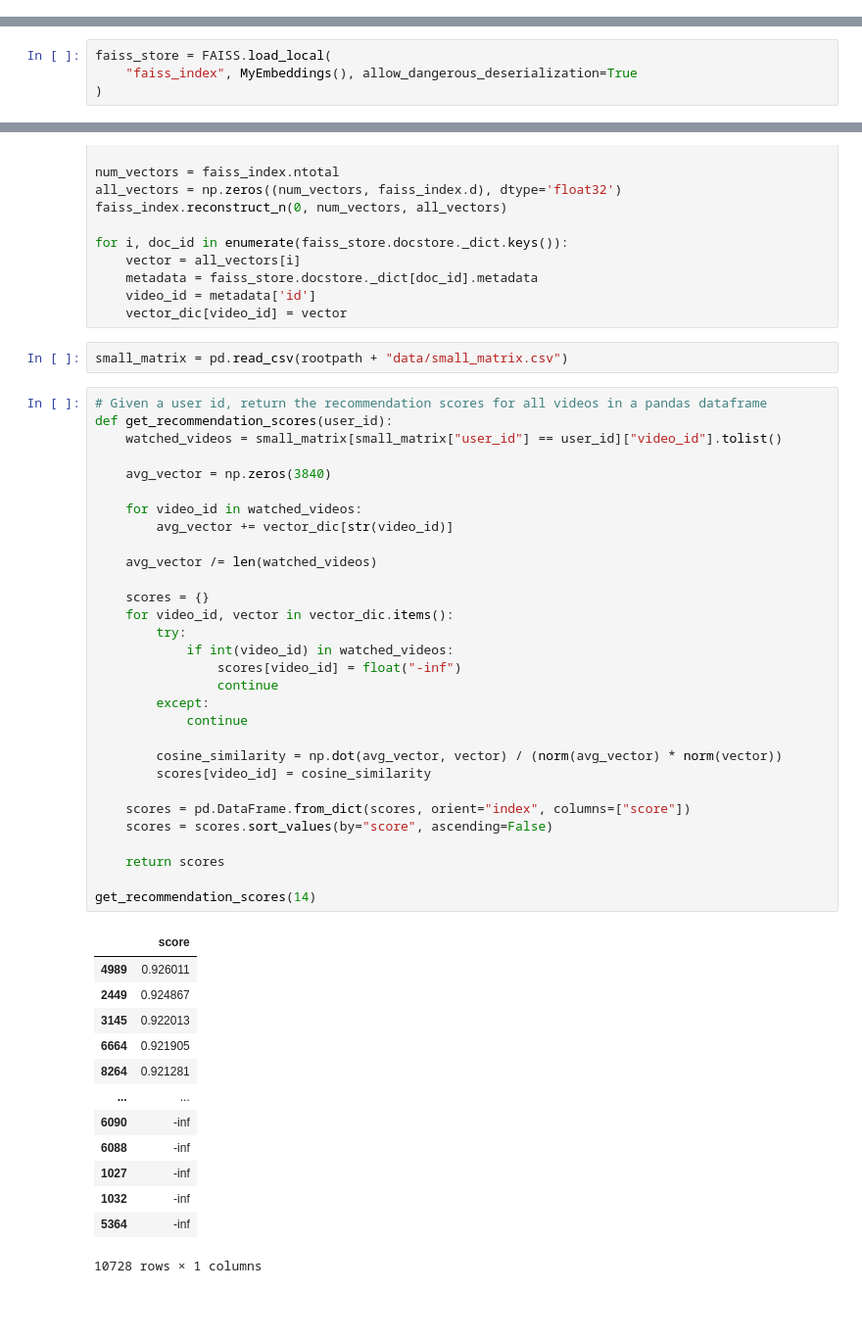
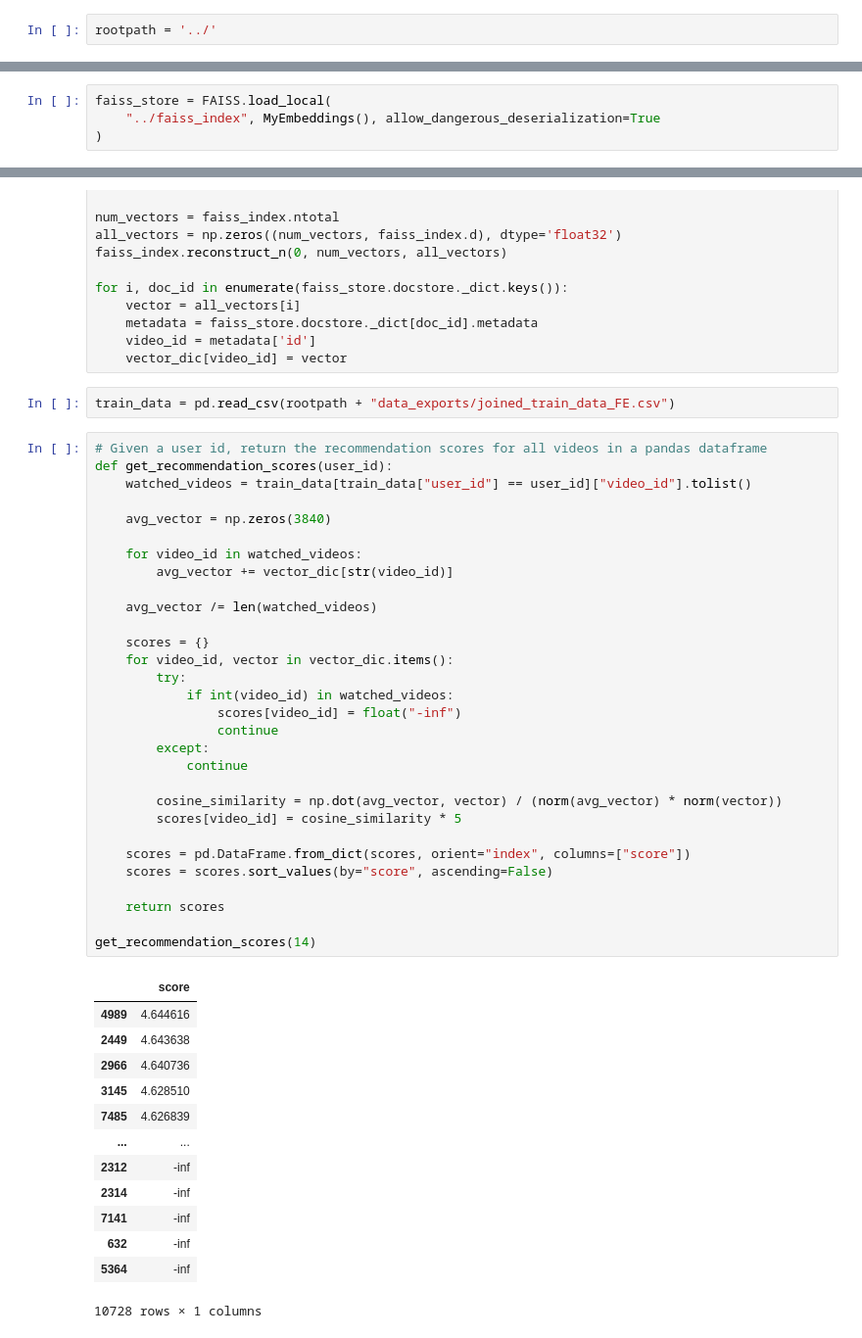
Before and after one commit to jiaawe/kuaishou-recommender, a Jupyter notebook: model/model_caption.ipynb, the cells around one changed output, grey strips where cells are left out. Shown at 98% size. Saved outputs shown, nothing was run; the diff lists cells and outputs as text; blank space fills up the shorter version.

```diff
--- a/model/model_caption.ipynb
+++ b/model/model_caption.ipynb
@@ -35,3 +13,5 @@ from tqdm import tqdm
+# %%
+rootpath = '../'
 # %%
 tokenizer = DistilBertTokenizer.from_pretrained('distilbert-base-uncased')
 model = DistilBertModel.from_pretrained('distilbert-base-uncased')
@@ -81,6 +43,6 @@ faiss_store.save_local('faiss_index')
 # %%
 faiss_store = FAISS.load_local(
-    "faiss_index", MyEmbeddings(), allow_dangerous_deserialization=True
+    "../faiss_index", MyEmbeddings(), allow_dangerous_deserialization=True
 )
 # %%
 vector_dic = {}
@@ -97,48 +59,48 @@ for i, doc_id in enumerate(faiss_store.docstore._dict.keys()):
     video_id = metadata['id']
     vector_dic[video_id] = vector
 # %%
-small_matrix = pd.read_csv(rootpath + "data/small_matrix.csv")
+train_data = pd.read_csv(rootpath + "data_exports/joined_train_data_FE.csv")
 # %%
 # Given a user id, return the recommendation scores for all videos in a pandas dataframe
 def get_recommendation_scores(user_id):
-    watched_videos = small_matrix[small_matrix["user_id"] == user_id]["video_id"].tolist()
+    watched_videos = train_data[train_data["user_id"] == user_id]["video_id"].tolist()
 
     avg_vector = np.zeros(3840)
 
     for video_id in watched_videos:
         avg_vector += vector_dic[str(video_id)]
 
     avg_vector /= len(watched_videos)
 
     scores = {}
     for video_id, vector in vector_dic.items():
         try:
             if int(video_id) in watched_videos:
                 scores[video_id] = float("-inf")
                 continue
         except:
             continue
 
         cosine_similarity = np.dot(avg_vector, vector) / (norm(avg_vector) * norm(vector))
-        scores[video_id] = cosine_similarity
+        scores[video_id] = cosine_similarity * 5
 
     scores = pd.DataFrame.from_dict(scores, orient="index", columns=["score"])
     scores = scores.sort_values(by="score", ascending=False)
 
     return scores
 
 get_recommendation_scores(14)
 # %% [output]
 |  | score |
-| 4989 | 0.926011 |
-| 2449 | 0.924867 |
-| 3145 | 0.922013 |
-| 6664 | 0.921905 |
-| 8264 | 0.921281 |
+| 4989 | 4.644616 |
+| 2449 | 4.643638 |
+| 2966 | 4.640736 |
+| 3145 | 4.628510 |
+| 7485 | 4.626839 |
 | ... | ... |
-| 6090 | -inf |
-| 6088 | -inf |
-| 1027 | -inf |
-| 1032 | -inf |
+| 2312 | -inf |
+| 2314 | -inf |
+| 7141 | -inf |
+| 632 | -inf |
 | 5364 | -inf |
 10728 rows × 1 columns
```
Also changed, not shown: parts of 7 cells of this notebook, 1 other file.
